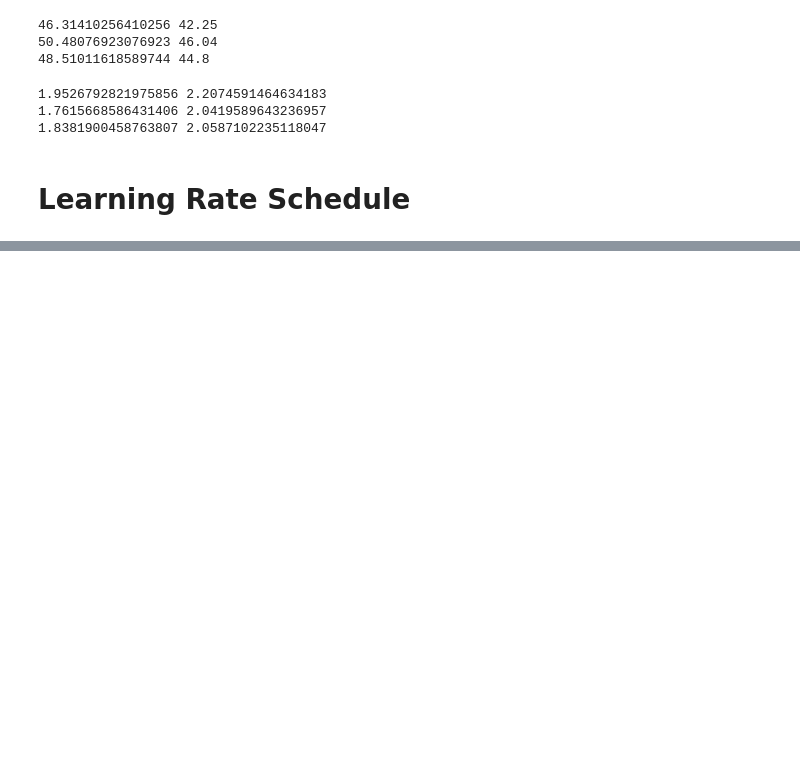
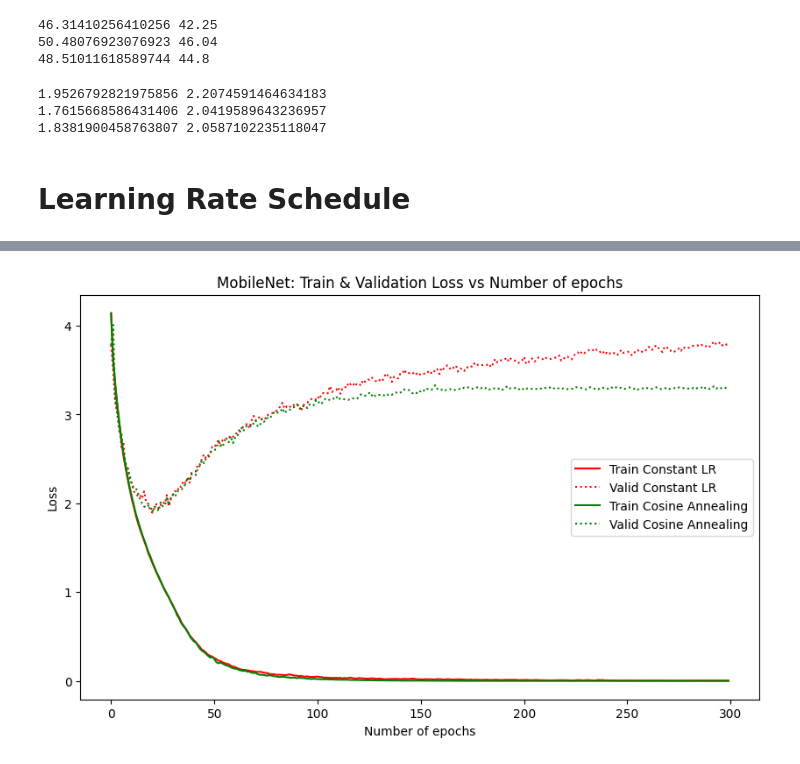
Before and after one commit to giangson19/ai6103_assignment, a Jupyter notebook: visualization.ipynb, the cells around one changed output, grey strips where cells are left out. Drawn from its saved outputs; the diff is of its cells as text; code cells hidden in the pictures; blank space fills up the shorter version.

```diff
--- a/visualization.ipynb
+++ b/visualization.ipynb
@@ -89,0 +181,16 @@ plt.show()
+# %%
+plt.figure(figsize=(10, 6))
+plt.plot(range(len(constant_lr_005['train_losses'])), constant_lr_005['train_losses'], 'r-')
+plt.plot(range(len(constant_lr_005['valid_losses'])), constant_lr_005['valid_losses'], 'r:')
+plt.plot(range(len(cosine_annealing_005['train_losses'])), cosine_annealing_005['train_losses'], 'g-')
+plt.plot(range(len(cosine_annealing_005['valid_losses'])), cosine_annealing_005['valid_losses'], 'g:')
+# plt.xlim(50, 150)
+
+plt.xlabel("Number of epochs")
+plt.ylabel("Loss")
+plt.title(f"MobileNet: Train & Validation Loss vs Number of epochs")
+plt.legend(['Train Constant LR', 'Valid Constant LR', 'Train Cosine Annealing', 'Valid Cosine Annealing'])
+# plt.savefig(f'images/{learning_rate}_constant_lr_accuracy.png')
+plt.show()
+# %% [output]
+[figure, added]
```
Also changed, not shown: parts of 6 cells of this notebook, 5 other files.
